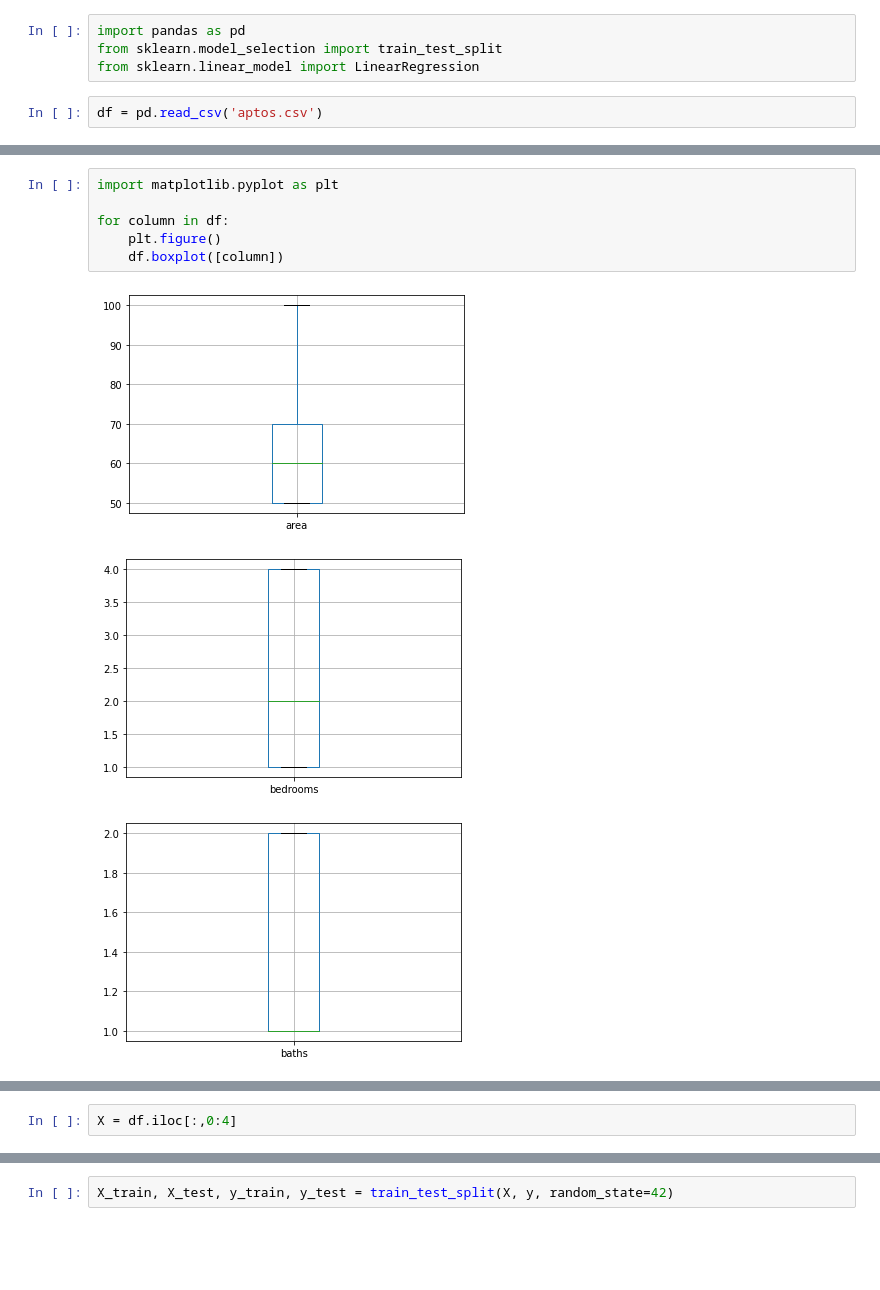
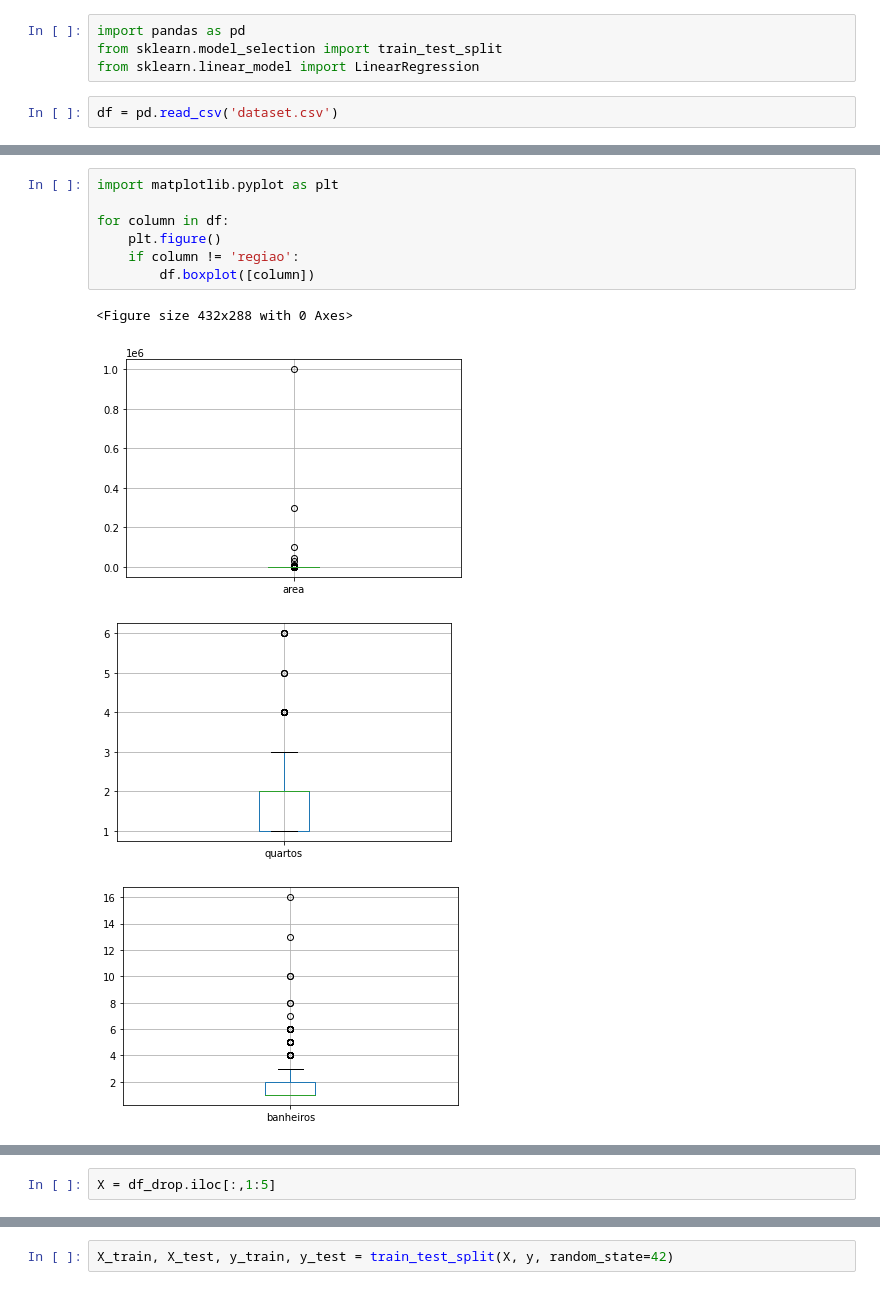
Before and after one commit to 1990LFLF/tcc-ml, a Jupyter notebook: teste.ipynb, the cells around one changed output, grey strips where cells are left out. Saved outputs shown, nothing was run; the diff lists cells and outputs as text; blank space fills up the shorter version.

```diff
--- a/teste.ipynb
+++ b/teste.ipynb
@@ -137,4 +148,4 @@ import pandas as pd
 from sklearn.model_selection import train_test_split
 from sklearn.linear_model import LinearRegression
 # %%
-df = pd.read_csv('aptos.csv')
+df = pd.read_csv('dataset.csv')
@@ -156,10 +174,12 @@ memory usage: 39.2 KB
 # %%
 import matplotlib.pyplot as plt
 
 for column in df:
     plt.figure()
-    df.boxplot([column])
+    if column != 'regiao':
+        df.boxplot([column])
 # %% [output]
+<Figure size 432x288 with 0 Axes>
-[figure, old version]
+[figure, new version]
-[figure, old version]
+[figure, new version]
-[figure, old version]
+[figure, new version]
@@ -168,3 +189,3 @@ for column in df:
-# %%
-X = df.iloc[:,0:4]
+# %%
+X = df_drop.iloc[:,1:5]
 # %%
```
Also changed, not shown: parts of 10 cells of this notebook, 2 other files.
